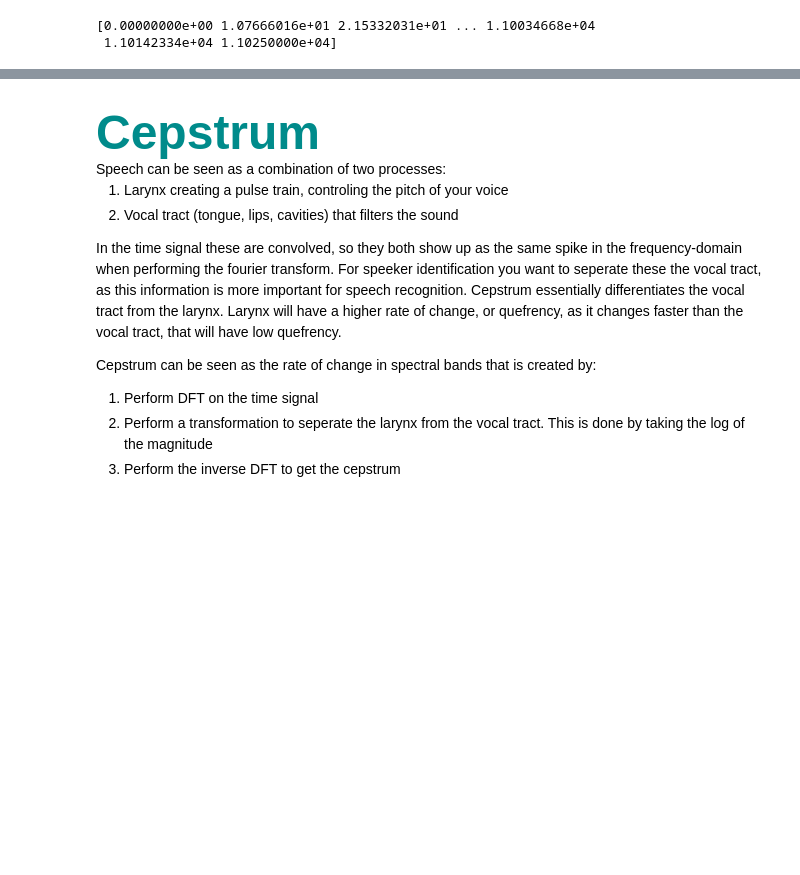
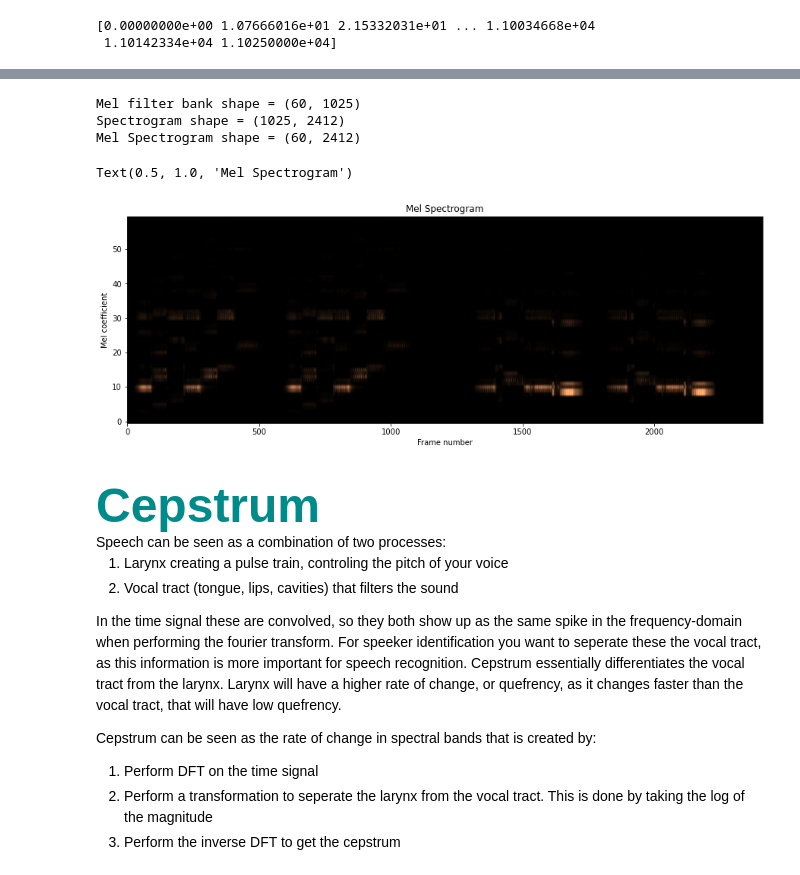
Before and after one commit to HNuijens/PythonAudioProcessing, a Jupyter notebook: Analysis/MFCC.ipynb, the cells around one changed output, grey strips where cells are left out. Saved outputs shown, nothing was run; the diff lists cells and outputs as text; code cells hidden in the pictures; blank space fills up the shorter version.

```diff
--- a/Analysis/MFCC.ipynb
+++ b/Analysis/MFCC.ipynb
@@ -164,3 +178,32 @@ array([   0,  100,  200,  300,  400,  500,  600,  700,  800,  900, 1000,
+# %%
+# Applying the mel filter bank to the spectrogram
+# mel_filter_bank (M)=  (number of Mels, framesize /2 + 1)
+# Spectrogram (Y) = (framesize / 2 + 1, number of frames)
+# Mel spectrogram = MY
+
+print(f'Mel filter bank shape = {np.shape(mel_filter_bank)}')
+print(f'Spectrogram shape = {np.shape(STFT)}')
+
+mel_spectrogram = np.matmul(mel_filter_bank, STFT)
+print(f'Mel Spectrogram shape = {np.shape(mel_spectrogram)}')
+
+fig = plt.figure(figsize = (15,5))
+ax = fig.add_subplot(111)
+
+ax.imshow(abs(mel_spectrogram), cmap='copper')
+
+
+ax.set_aspect('auto')
+plt.gca().invert_yaxis()
+ax.set_ylabel('Mel coefficient')
+ax.set_xlabel('Frame number')
+plt.title('Mel Spectrogram')
+# %% [output]
+Mel filter bank shape = (60, 1025)
+Spectrogram shape = (1025, 2412)
+Mel Spectrogram shape = (60, 2412)
+Text(0.5, 1.0, 'Mel Spectrogram')
+[figure, added]
 # %% [markdown]
 <h3 style = "font-size:3rem;color:darkcyan">Cepstrum</h3>
 Speech can be seen as a combination of two processes:
```
Also changed, not shown: parts of 6 cells of this notebook.
